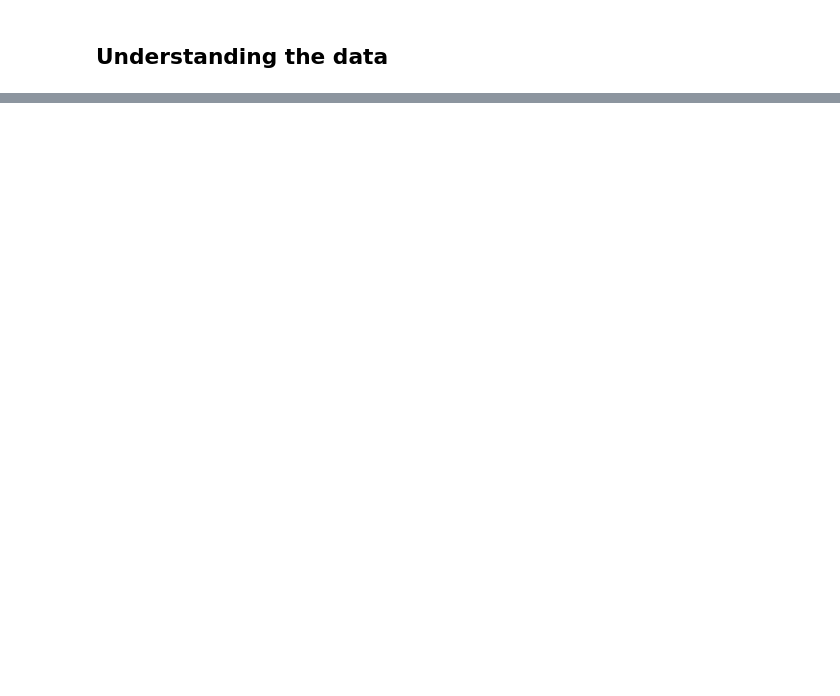
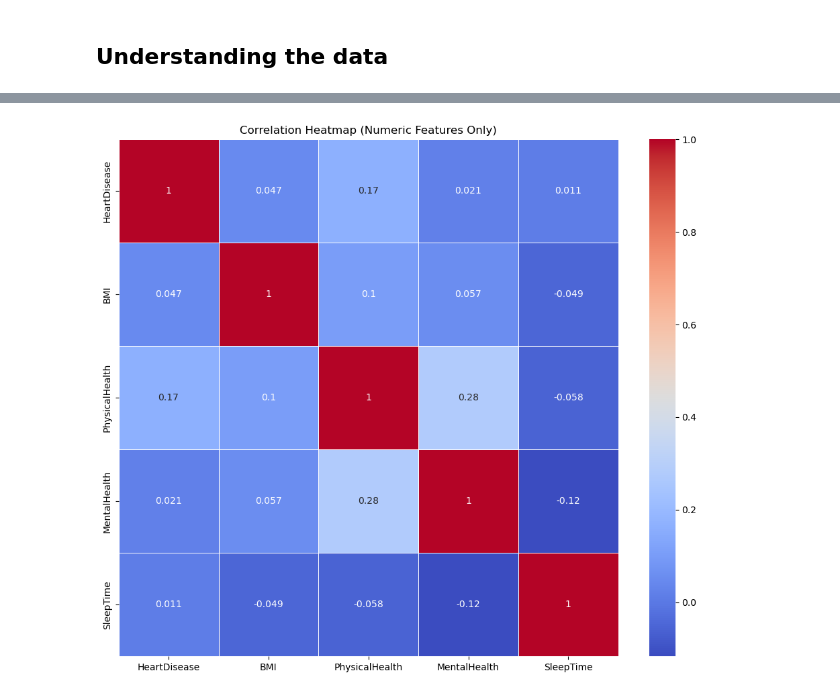
Before and after one commit to ShobhitSarkar/heart-disease-predictor, a Jupyter notebook: heart_disease.ipynb, the cells around one changed output, grey strips where cells are left out. Cells and saved outputs as stored; diff of their text form; code cells hidden in the pictures; blank space fills up the shorter version.

```diff
--- a/heart_disease.ipynb
+++ b/heart_disease.ipynb
@@ -109,0 +124,8 @@ plt.show()
+# %%
+numeric_data = data.select_dtypes(include=[np.number])
+plt.figure(figsize=(12,10))
+sns.heatmap(numeric_data.corr(), annot=True, cmap='coolwarm', linewidths=0.5)
+plt.title('Correlation Heatmap (Numeric Features Only)')
+plt.show()
+# %% [output]
+[figure, added]
```
Also changed, not shown: parts of 26 cells of this notebook.
